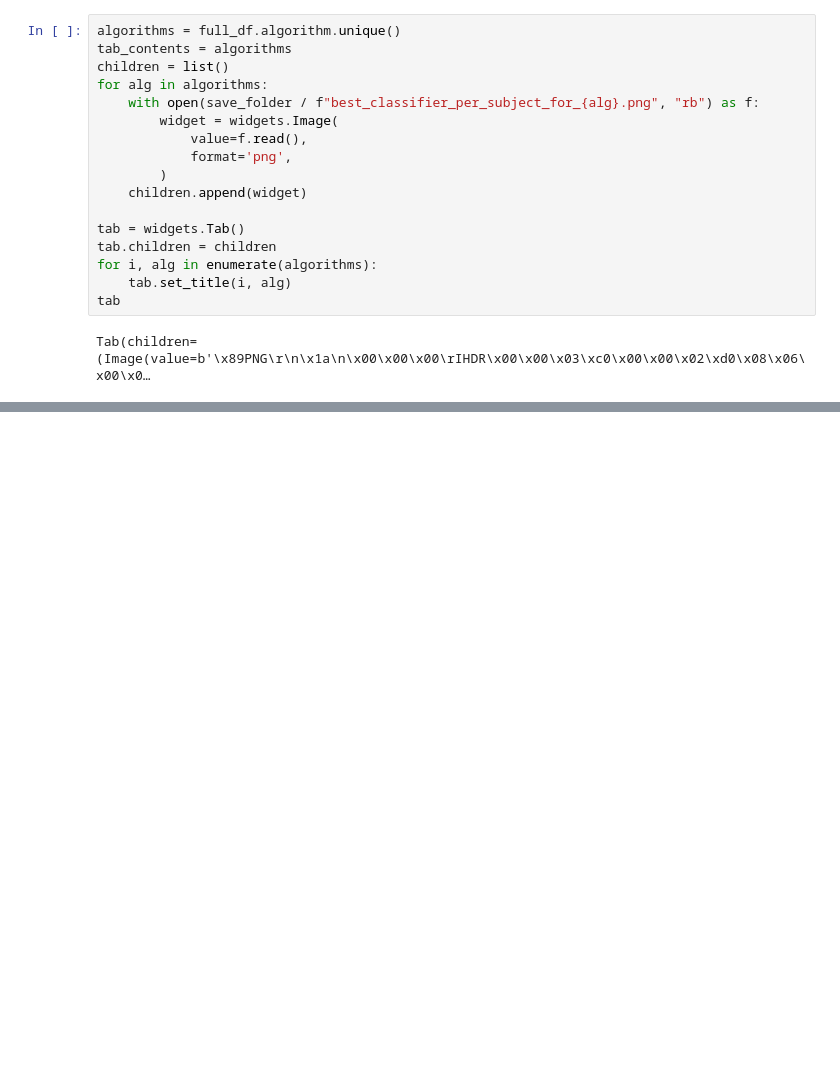
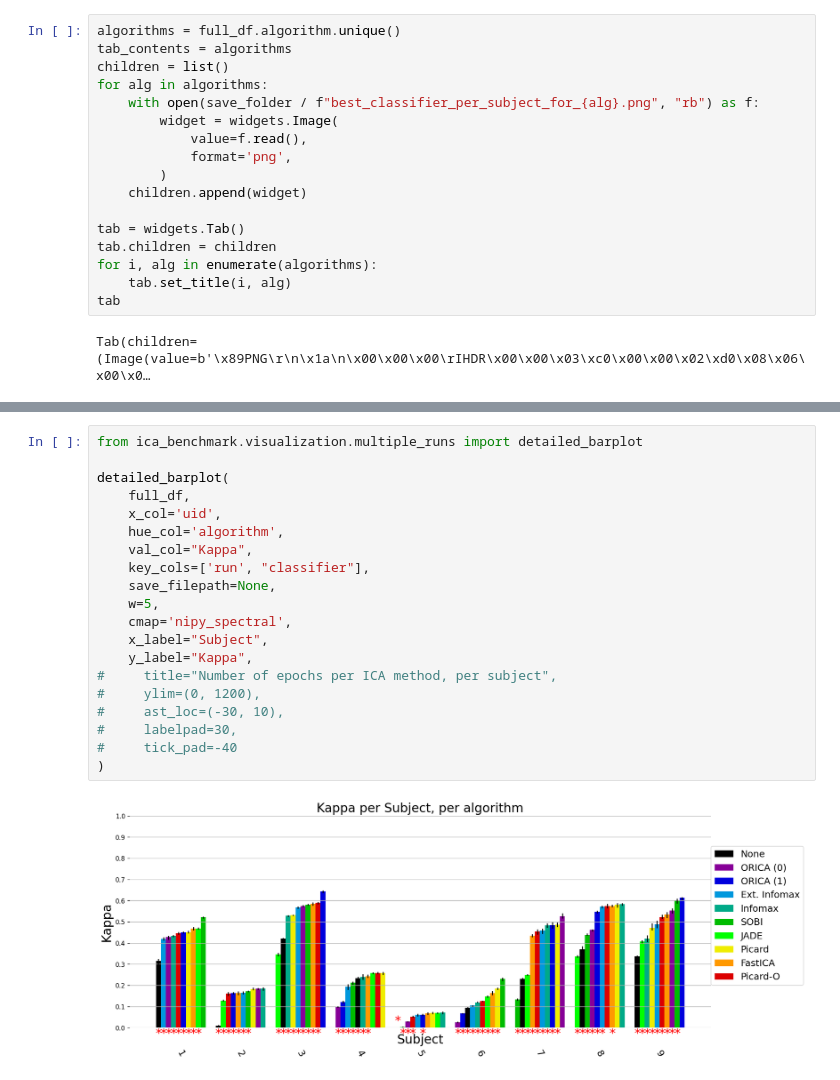
Before and after one commit to Kotzly/BCI_MsC, a Jupyter notebook: notebooks/Issue_32_Results_Analysis_BCIComp.ipynb, the cells around one changed output, grey strips where cells are left out. Saved outputs shown, nothing was run; the diff lists cells and outputs as text; blank space fills up the shorter version.

```diff
--- a/notebooks/Issue_32_Results_Analysis_BCIComp.ipynb
+++ b/notebooks/Issue_32_Results_Analysis_BCIComp.ipynb
@@ -547,0 +784,22 @@ display(adf)
+# %%
+from ica_benchmark.visualization.multiple_runs import detailed_barplot
+
+detailed_barplot(
+    full_df,
+    x_col='uid',
+    hue_col='algorithm',
+    val_col="Kappa",
+    key_cols=['run', "classifier"],
+    save_filepath=None,
+    w=5,
+    cmap='nipy_spectral',
+    x_label="Subject",
+    y_label="Kappa",
+#     title="Number of epochs per ICA method, per subject",
+#     ylim=(0, 1200),
+#     ast_loc=(-30, 10),
+#     labelpad=30,
+#     tick_pad=-40
+)
+# %% [output]
+[figure, added]
```
Also changed, not shown: parts of 26 cells of this notebook, 1 other file.
